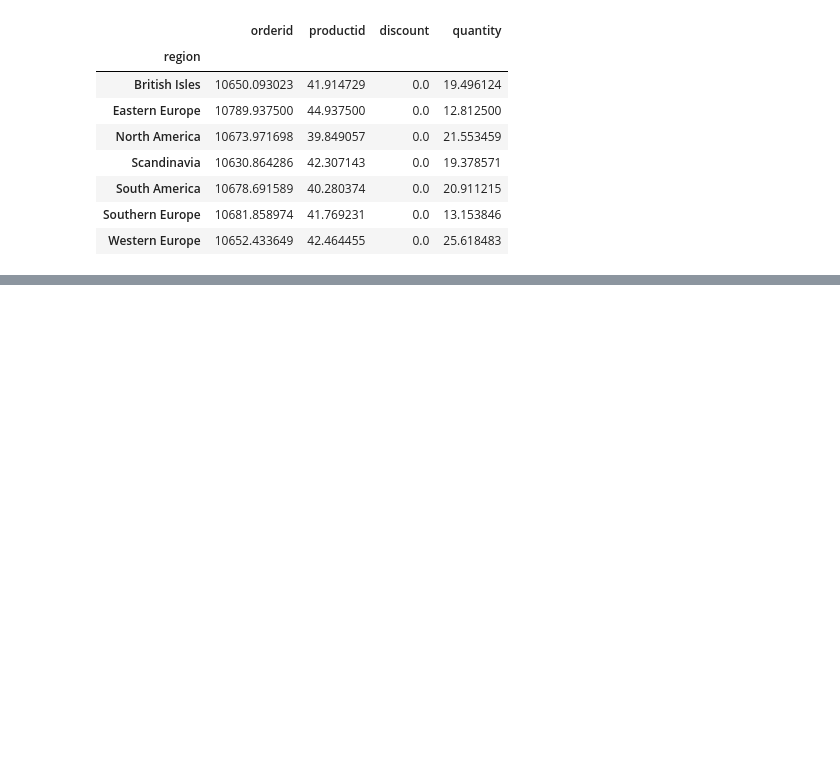
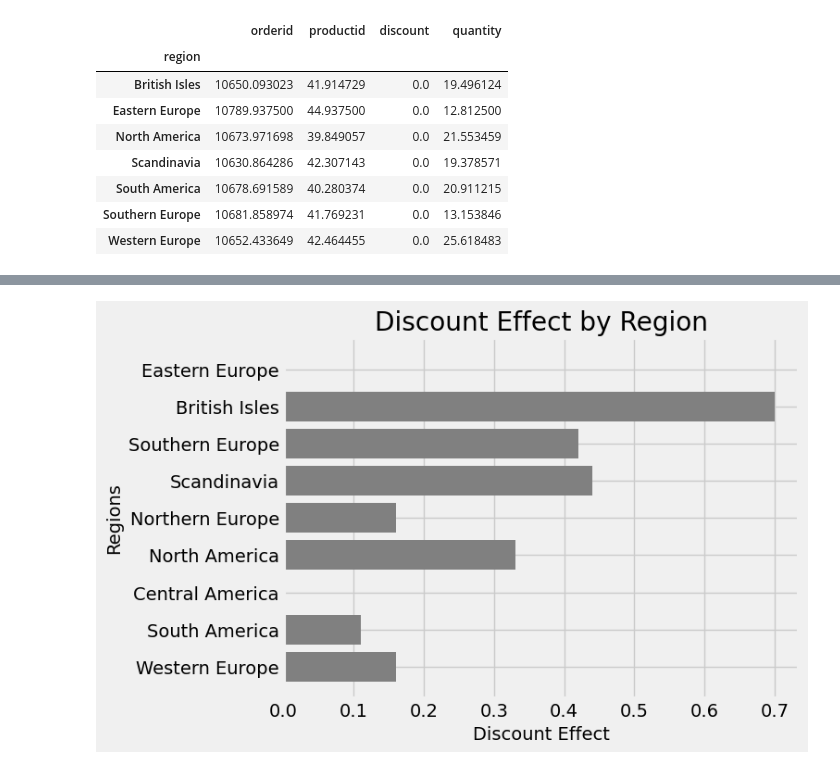
Before and after one commit to nani2357/Statistical-Analysis-on-Northwind-Sample-Database, a Jupyter notebook: Notebooks/hypothesis_testing.ipynb, the cells around one changed output, grey strips where cells are left out. Cells and saved outputs as stored; diff of their text form; code cells hidden in the pictures; blank space fills up the shorter version.

```diff
--- a/Notebooks/hypothesis_testing.ipynb
+++ b/Notebooks/hypothesis_testing.ipynb
@@ -915,0 +994,16 @@ anova_table
+# %%
+# plot d is  discount effect size by region :
+d= [0.16,0.11,0,0.33,0.16,0.44,0.42,0.7,0]
+region = ('Western Europe','South America','Central America','North America','Northern Europe','Scandinavia','Southern Europe','British Isles','Eastern Europe')
+y_pos = np.arange(len(region))
+# Create bars
+plt.barh(y_pos, d, color=('grey'))
+# Create names on the x-axis
+plt.yticks(y_pos, region)
+# Show graphic
+plt.ylabel('Regions')
+plt.xlabel('Discount Effect')
+plt.title('Discount Effect by Region')
+plt.show()
+# %% [output]
+[figure, added]
```
Also changed, not shown: parts of 11 cells of this notebook.
